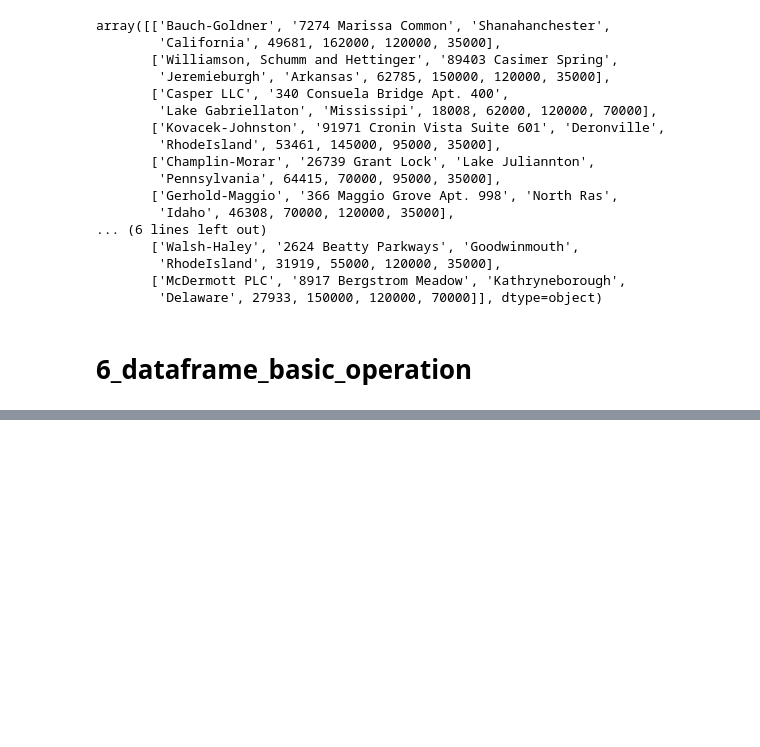
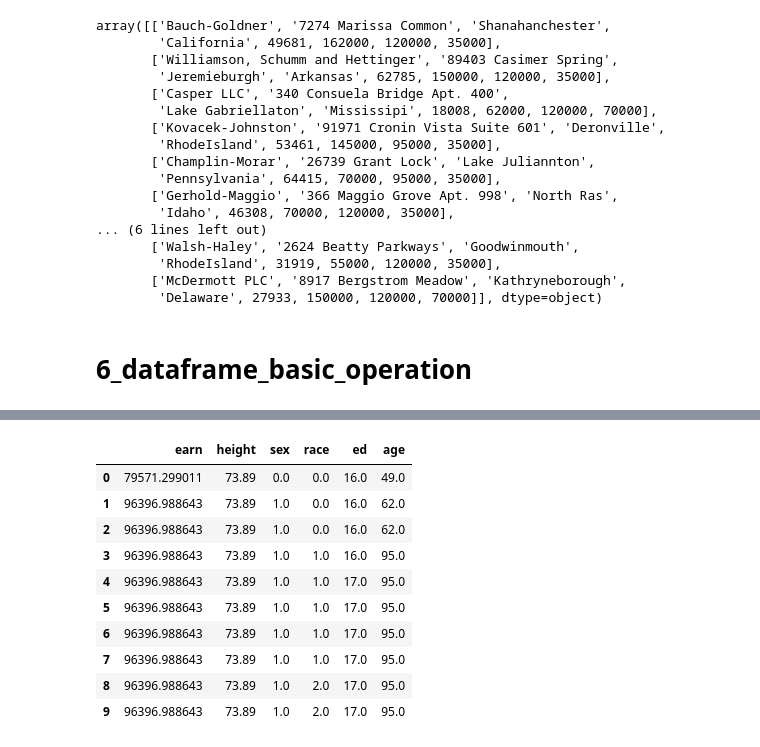
Before and after one commit to CTPOZ870/Data_Science_4th_IR_2019, a Jupyter notebook: Pandas_chapter5~8_practice_20190603.ipynb, the cells around one changed output, grey strips where cells are left out. Cells and saved outputs as stored; diff of their text form; code cells hidden in the pictures; blank space fills up the shorter version.

```diff
--- a/Pandas_chapter5~8_practice_20190603.ipynb
+++ b/Pandas_chapter5~8_practice_20190603.ipynb
@@ -340,0 +1025,14 @@ array([['Bauch-Goldner', '7274 Marissa Common', 'Shanahanchester',
+# %%
+df.cummax().head(10)
+# %% [output]
+|  | earn | height | sex | race | ed | age |
+| 0 | 79571.299011 | 73.89 | 0.0 | 0.0 | 16.0 | 49.0 |
+| 1 | 96396.988643 | 73.89 | 1.0 | 0.0 | 16.0 | 62.0 |
+| 2 | 96396.988643 | 73.89 | 1.0 | 0.0 | 16.0 | 62.0 |
+| 3 | 96396.988643 | 73.89 | 1.0 | 1.0 | 16.0 | 95.0 |
+| 4 | 96396.988643 | 73.89 | 1.0 | 1.0 | 17.0 | 95.0 |
+| 5 | 96396.988643 | 73.89 | 1.0 | 1.0 | 17.0 | 95.0 |
+| 6 | 96396.988643 | 73.89 | 1.0 | 1.0 | 17.0 | 95.0 |
+| 7 | 96396.988643 | 73.89 | 1.0 | 1.0 | 17.0 | 95.0 |
+| 8 | 96396.988643 | 73.89 | 1.0 | 2.0 | 17.0 | 95.0 |
+| 9 | 96396.988643 | 73.89 | 1.0 | 2.0 | 17.0 | 95.0 |
```
Also changed, not shown: parts of 117 cells of this notebook.
